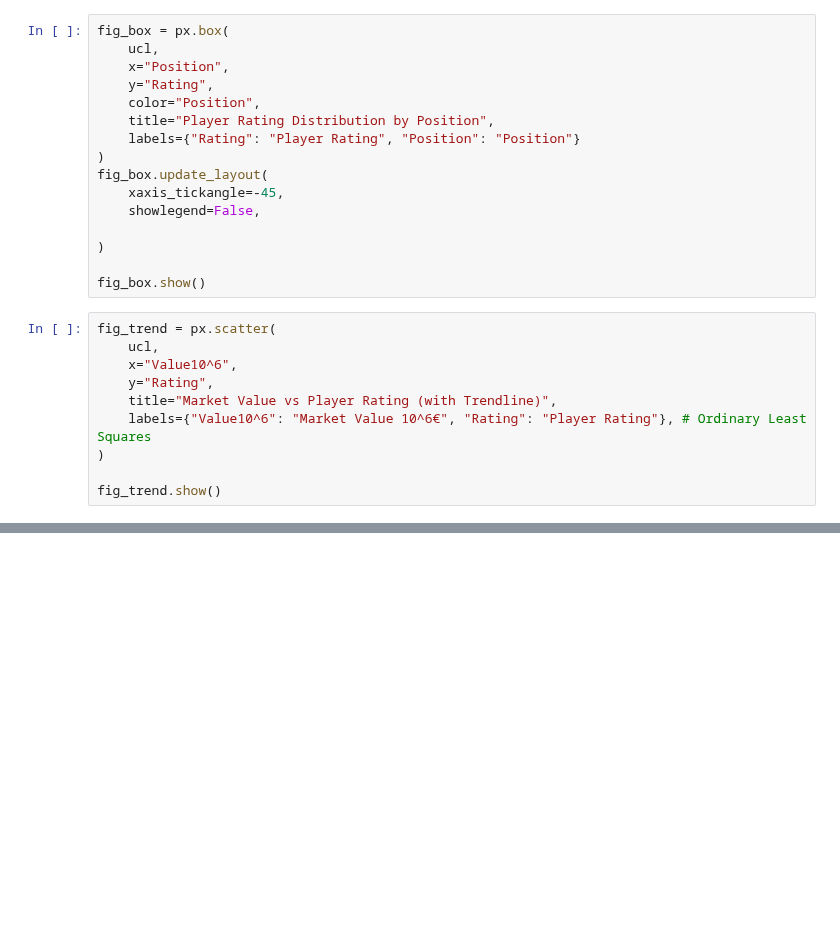
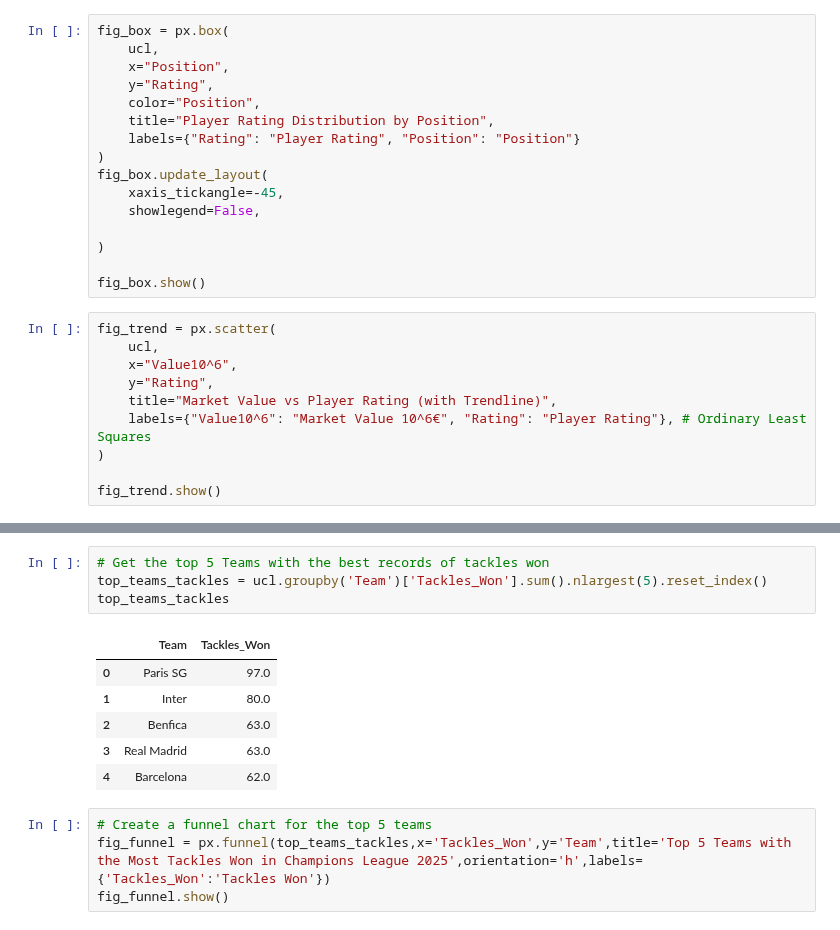
Before and after one commit to ArberKuqi/PythonDataScience_Project, a Jupyter notebook: ChampionsData/03-univariate_bivariate_analysis.ipynb, the cells around one changed output, grey strips where cells are left out. Saved outputs shown, nothing was run; the diff lists cells and outputs as text; blank space fills up the shorter version.

```diff
--- a/ChampionsData/03-univariate_bivariate_analysis.ipynb
+++ b/ChampionsData/03-univariate_bivariate_analysis.ipynb
@@ -58,0 +78,15 @@ fig_trend.show()
+# %%
+# Get the top 5 Teams with the best records of tackles won
+top_teams_tackles = ucl.groupby('Team')['Tackles_Won'].sum().nlargest(5).reset_index()
+top_teams_tackles
+# %% [output]
+|  | Team | Tackles_Won |
+| 0 | Paris SG | 97.0 |
+| 1 | Inter | 80.0 |
+| 2 | Benfica | 63.0 |
+| 3 | Real Madrid | 63.0 |
+| 4 | Barcelona | 62.0 |
+# %%
+# Create a funnel chart for the top 5 teams
+fig_funnel = px.funnel(top_teams_tackles,x='Tackles_Won',y='Team',title='Top 5 Teams with the Most Tackles Won in Champions League 2025',orientation='h',labels={'Tackles_Won':'Tackles Won'})
+fig_funnel.show()
```
Also changed, not shown: parts of 9 cells of this notebook, 2 other files.
